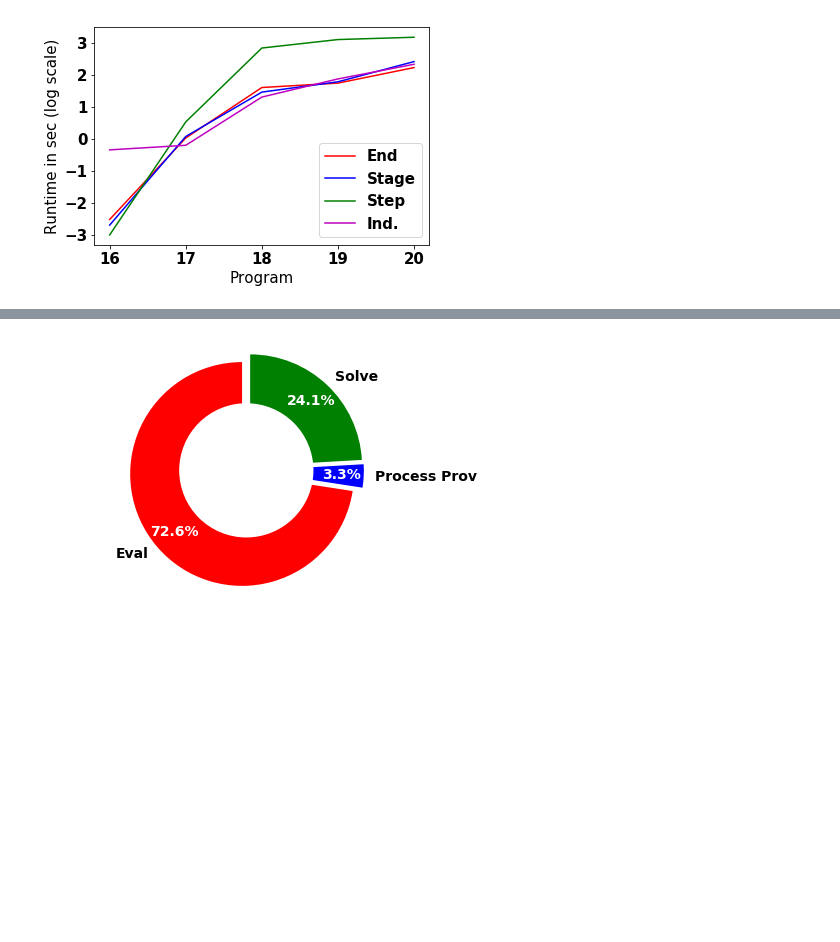
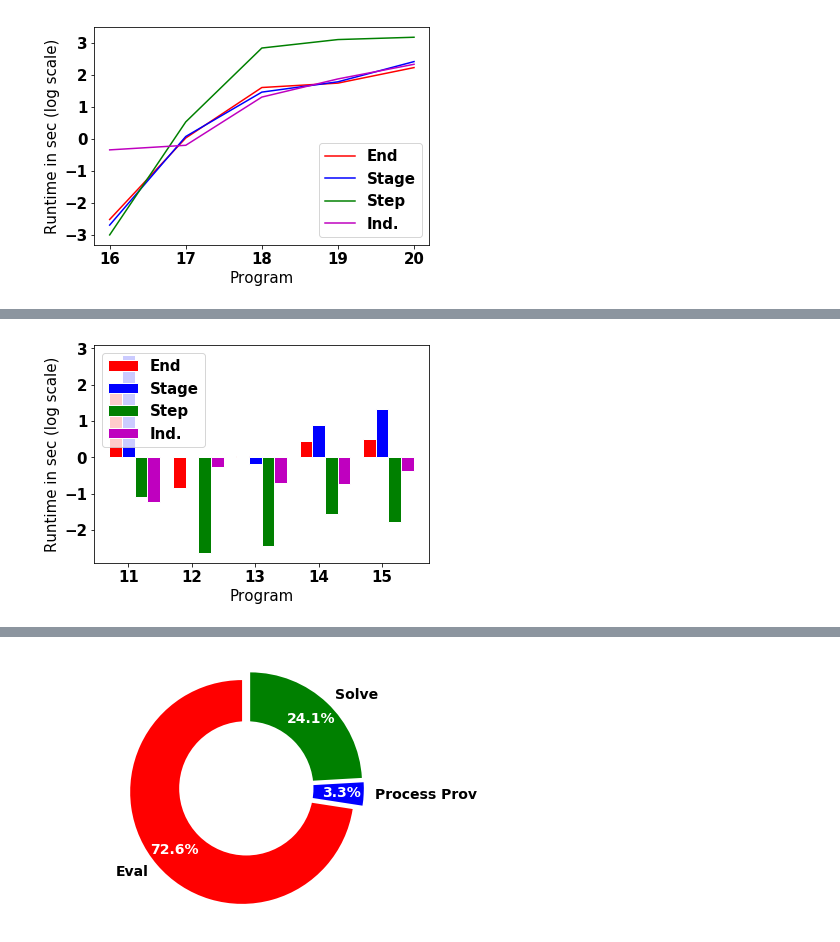
Before and after one commit to amirgilad/On-Multiple-Semantics-for-Declarative-Database-Repairs, a Jupyter notebook: Experiments/draw_graphs.ipynb, the cells around one changed output, grey strips where cells are left out. Drawn from its saved outputs; the diff is of its cells as text; code cells hidden in the pictures; blank space fills up the shorter version.

```diff
--- a/Experiments/draw_graphs.ipynb
+++ b/Experiments/draw_graphs.ipynb
@@ -95,0 +143,5 @@ draw_line_runtime_chart("C:\\Users\\user\\git\\causal-rules\\Experiments\\runtim
+# %%
+draw_runtime_bar_chart("C:\\Users\\user\\git\\causal-rules\\Experiments\\runtime_experiments_join_programs.csv", start_prog=10,
+                       except_progs=[10])
+# %% [output]
+[figure, added]
```
Also changed, not shown: parts of 5 cells of this notebook, 1 other file.
